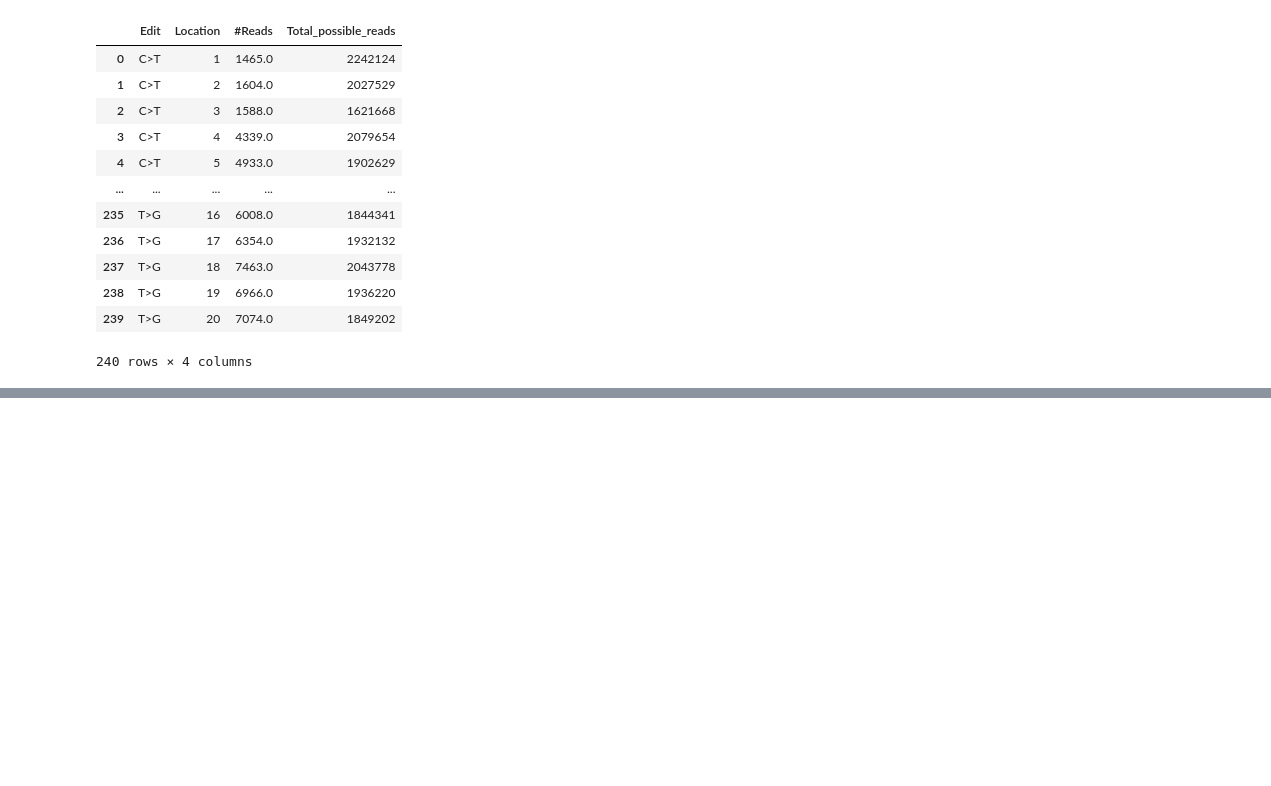
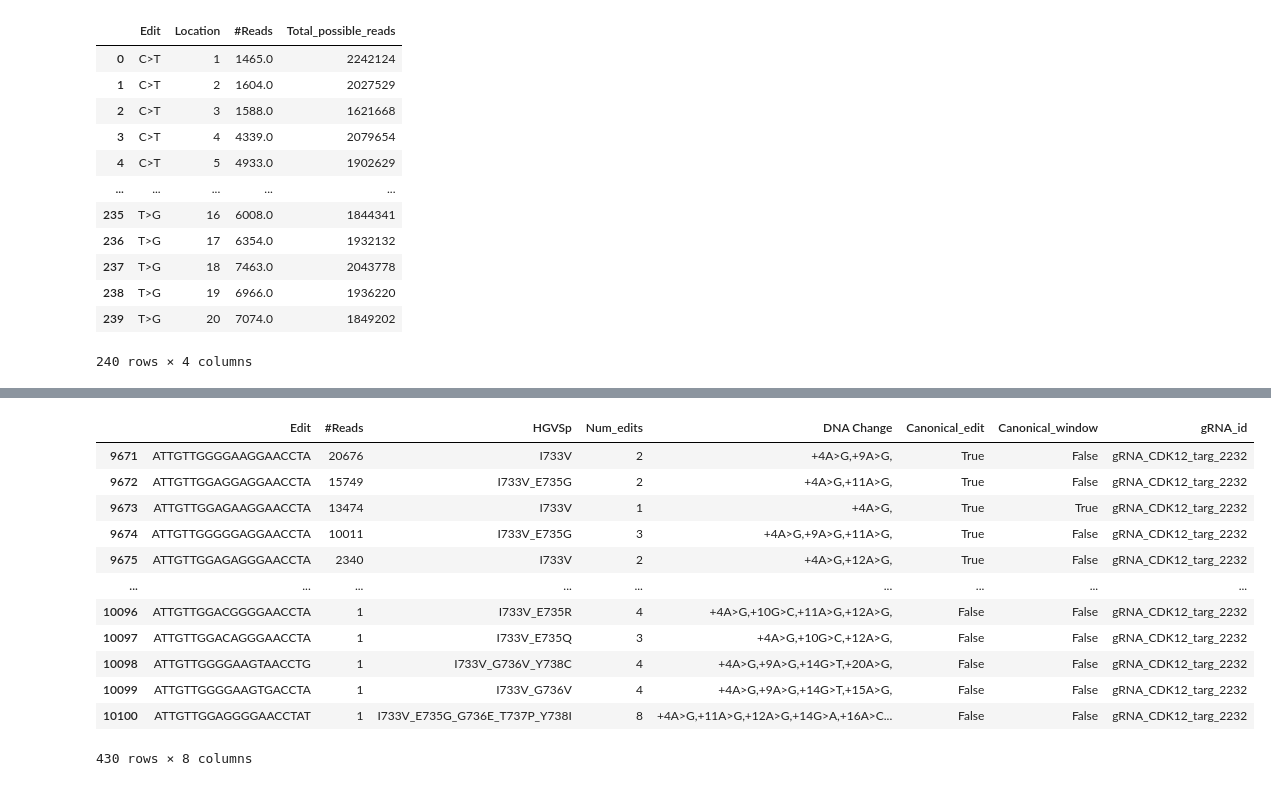
Before and after one commit to samgould2/CDK-BE-mutagenesis, a Jupyter notebook: notebooks/03_editing_analysis/sensor_HGVSp_pipeline.ipynb, the cells around one changed output, grey strips where cells are left out. Drawn from its saved outputs; the diff is of its cells as text; code cells hidden in the pictures; blank space fills up the shorter version.

```diff
--- a/notebooks/03_editing_analysis/sensor_HGVSp_pipeline.ipynb
+++ b/notebooks/03_editing_analysis/sensor_HGVSp_pipeline.ipynb
@@ -2871,0 +2916,17 @@ holding_df2
+# %%
+e = pd.read_csv('../../screening_data/CDK12_13_screen_data/editing/D25-188022-1-7191F_guide_split_BARCODES_HGVSp_sensor_quant_v2.csv')
+e[e['gRNA_id']=='gRNA_CDK12_targ_2232']
+# %% [output]
+|  | Edit | #Reads | HGVSp | Num_edits | DNA Change | Canonical_edit | Canonical_window | gRNA_id |
+| 9671 | ATTGTTGGGGAAGGAACCTA | 20676 | I733V | 2 | +4A>G,+9A>G, | True | False | gRNA_CDK12_targ_2232 |
+| 9672 | ATTGTTGGAGGAGGAACCTA | 15749 | I733V_E735G | 2 | +4A>G,+11A>G, | True | False | gRNA_CDK12_targ_2232 |
+| 9673 | ATTGTTGGAGAAGGAACCTA | 13474 | I733V | 1 | +4A>G, | True | True | gRNA_CDK12_targ_2232 |
+| 9674 | ATTGTTGGGGGAGGAACCTA | 10011 | I733V_E735G | 3 | +4A>G,+9A>G,+11A>G, | True | False | gRNA_CDK12_targ_2232 |
+| 9675 | ATTGTTGGAGAGGGAACCTA | 2340 | I733V | 2 | +4A>G,+12A>G, | True | False | gRNA_CDK12_targ_2232 |
+| ... | ... | ... | ... | ... | ... | ... | ... | ... |
+| 10096 | ATTGTTGGACGGGGAACCTA | 1 | I733V_E735R | 4 | +4A>G,+10G>C,+11A>G,+12A>G, | False | False | gRNA_CDK12_targ_2232 |
+| 10097 | ATTGTTGGACAGGGAACCTA | 1 | I733V_E735Q | 3 | +4A>G,+10G>C,+12A>G, | False | False | gRNA_CDK12_targ_2232 |
+| 10098 | ATTGTTGGGGAAGTAACCTG | 1 | I733V_G736V_Y738C | 4 | +4A>G,+9A>G,+14G>T,+20A>G, | False | False | gRNA_CDK12_targ_2232 |
+| 10099 | ATTGTTGGGGAAGTGACCTA | 1 | I733V_G736V | 4 | +4A>G,+9A>G,+14G>T,+15A>G, | False | False | gRNA_CDK12_targ_2232 |
+| 10100 | ATTGTTGGAGGGGAACCTAT | 1 | I733V_E735G_G736E_T737P_Y738I | 8 | +4A>G,+11A>G,+12A>G,+14G>A,+16A>C... | False | False | gRNA_CDK12_targ_2232 |
+430 rows × 8 columns
```
Also changed, not shown: parts of 2 cells of this notebook, 25 other files.
